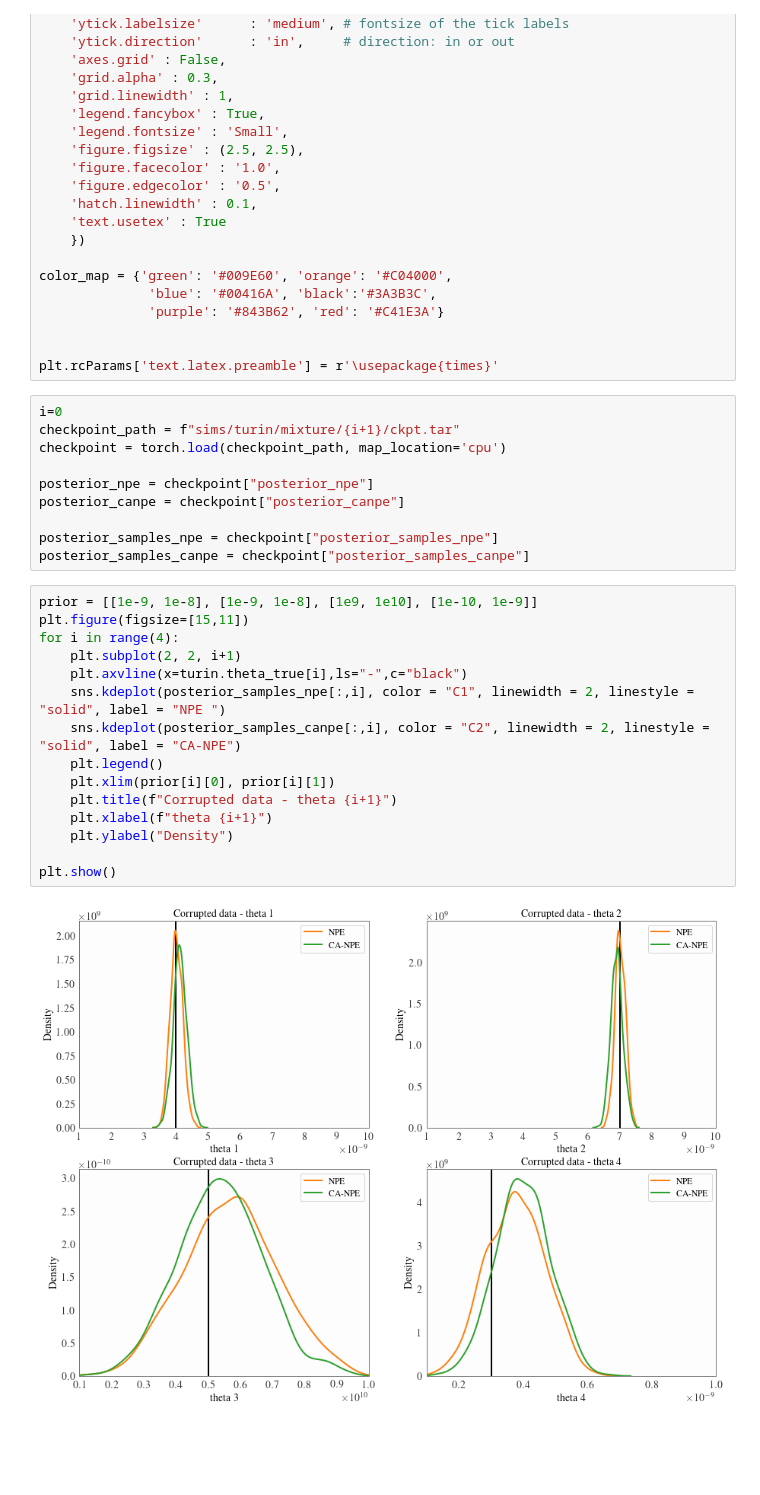
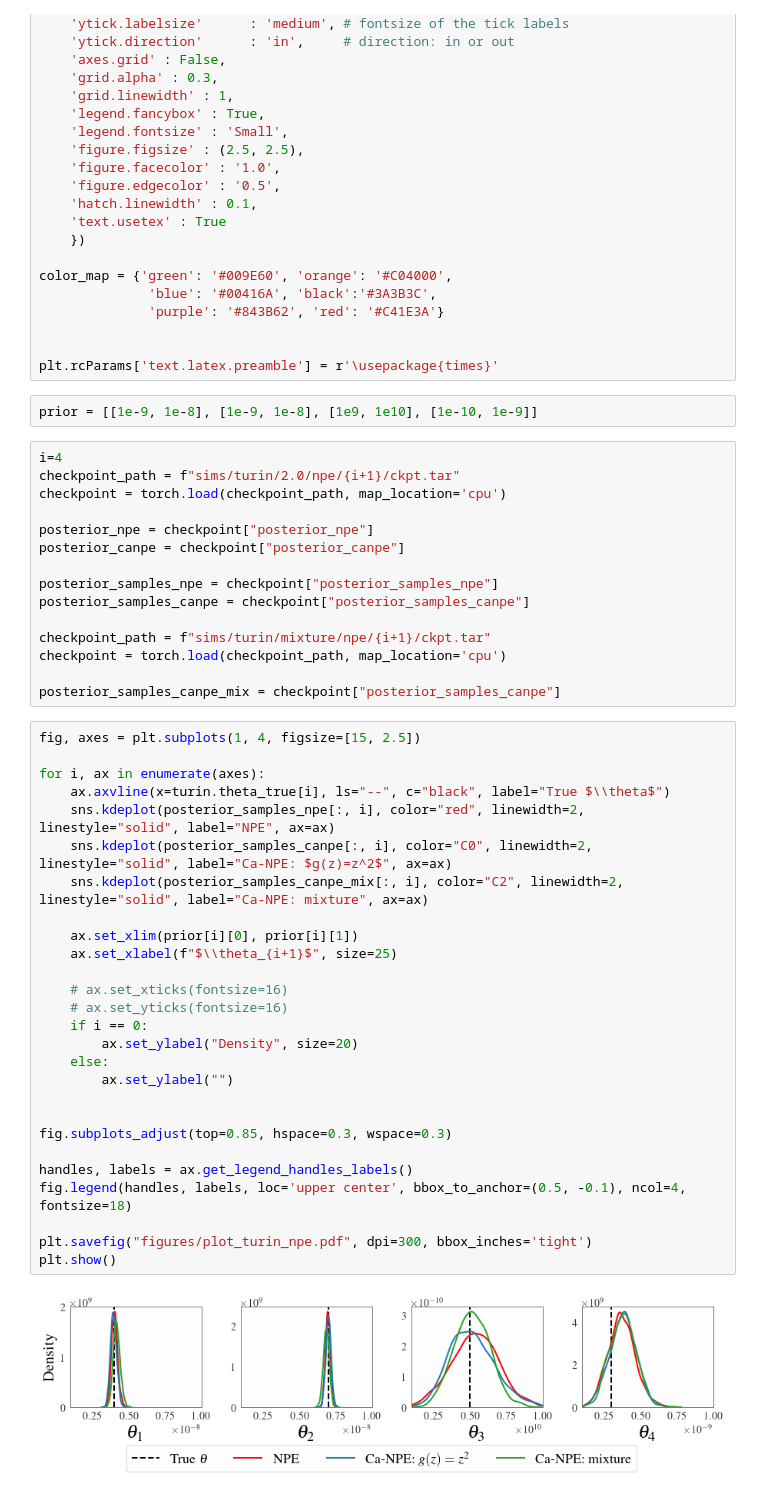
Before and after one commit to huangdaolang/cost-aware-sbi, a Jupyter notebook: turin.ipynb, the cells around one changed output. Drawn from its saved outputs; the diff is of its cells as text; blank space fills up the shorter version.

```diff
--- a/turin.ipynb
+++ b/turin.ipynb
@@ -70,9 +67,11 @@ color_map = {'green': '#009E60', 'orange': '#C04000',
 
 
 plt.rcParams['text.latex.preamble'] = r'\usepackage{times}'
+# %%
+prior = [[1e-9, 1e-8], [1e-9, 1e-8], [1e9, 1e10], [1e-10, 1e-9]]
 # %%
-i=0
-checkpoint_path = f"sims/turin/mixture/{i+1}/ckpt.tar"
+i=4
+checkpoint_path = f"sims/turin/2.0/npe/{i+1}/ckpt.tar"
 checkpoint = torch.load(checkpoint_path, map_location='cpu')
 
 posterior_npe = checkpoint["posterior_npe"]
@@ -80,20 +79,37 @@ posterior_canpe = checkpoint["posterior_canpe"]
 
 posterior_samples_npe = checkpoint["posterior_samples_npe"]
 posterior_samples_canpe = checkpoint["posterior_samples_canpe"]
+
+checkpoint_path = f"sims/turin/mixture/npe/{i+1}/ckpt.tar"
+checkpoint = torch.load(checkpoint_path, map_location='cpu')
+
+posterior_samples_canpe_mix = checkpoint["posterior_samples_canpe"]
-# %%
-prior = [[1e-9, 1e-8], [1e-9, 1e-8], [1e9, 1e10], [1e-10, 1e-9]]
-plt.figure(figsize=[15,11])
-for i in range(4):
-    plt.subplot(2, 2, i+1)
-    plt.axvline(x=turin.theta_true[i],ls="-",c="black")
-    sns.kdeplot(posterior_samples_npe[:,i], color = "C1", linewidth = 2, linestyle = "solid", label = "NPE ")
-    sns.kdeplot(posterior_samples_canpe[:,i], color = "C2", linewidth = 2, linestyle = "solid", label = "CA-NPE")
-    plt.legend()
-    plt.xlim(prior[i][0], prior[i][1])
-    plt.title(f"Corrupted data - theta {i+1}")
-    plt.xlabel(f"theta {i+1}")
-    plt.ylabel("Density")
-
-plt.show()
-# %% [output]
-[figure, removed]
+# %%
+fig, axes = plt.subplots(1, 4, figsize=[15, 2.5])
+
+for i, ax in enumerate(axes):
+    ax.axvline(x=turin.theta_true[i], ls="--", c="black", label="True $\\theta$")
+    sns.kdeplot(posterior_samples_npe[:, i], color="red", linewidth=2, linestyle="solid", label="NPE", ax=ax)
+    sns.kdeplot(posterior_samples_canpe[:, i], color="C0", linewidth=2, linestyle="solid", label="Ca-NPE: $g(z)=z^2$", ax=ax)
+    sns.kdeplot(posterior_samples_canpe_mix[:, i], color="C2", linewidth=2, linestyle="solid", label="Ca-NPE: mixture", ax=ax)
+
+    ax.set_xlim(prior[i][0], prior[i][1])
+    ax.set_xlabel(f"$\\theta_{i+1}$", size=25)
+
+    # ax.set_xticks(fontsize=16)
+    # ax.set_yticks(fontsize=16)
+    if i == 0:
+        ax.set_ylabel("Density", size=20)
+    else:
+        ax.set_ylabel("")
+
+
+fig.subplots_adjust(top=0.85, hspace=0.3, wspace=0.3)
+
+handles, labels = ax.get_legend_handles_labels()
+fig.legend(handles, labels, loc='upper center', bbox_to_anchor=(0.5, -0.1), ncol=4, fontsize=18)
+
+plt.savefig("figures/plot_turin_npe.pdf", dpi=300, bbox_inches='tight')
+plt.show()
+# %% [output]
+[figure, added]
```
Also changed, not shown: parts of 3 cells of this notebook.
